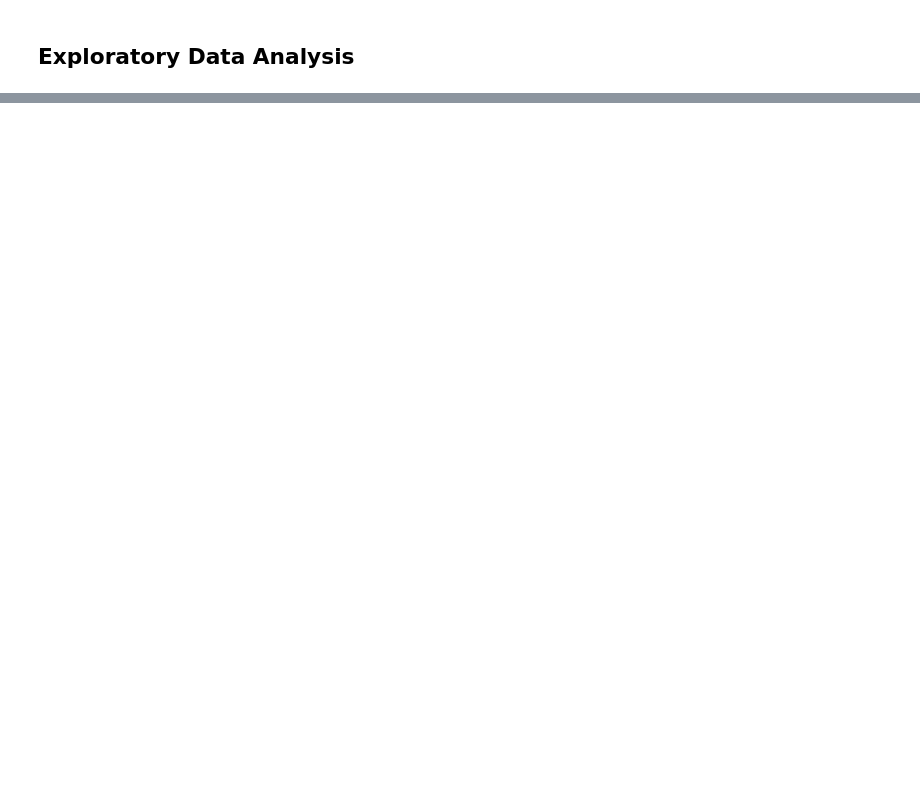
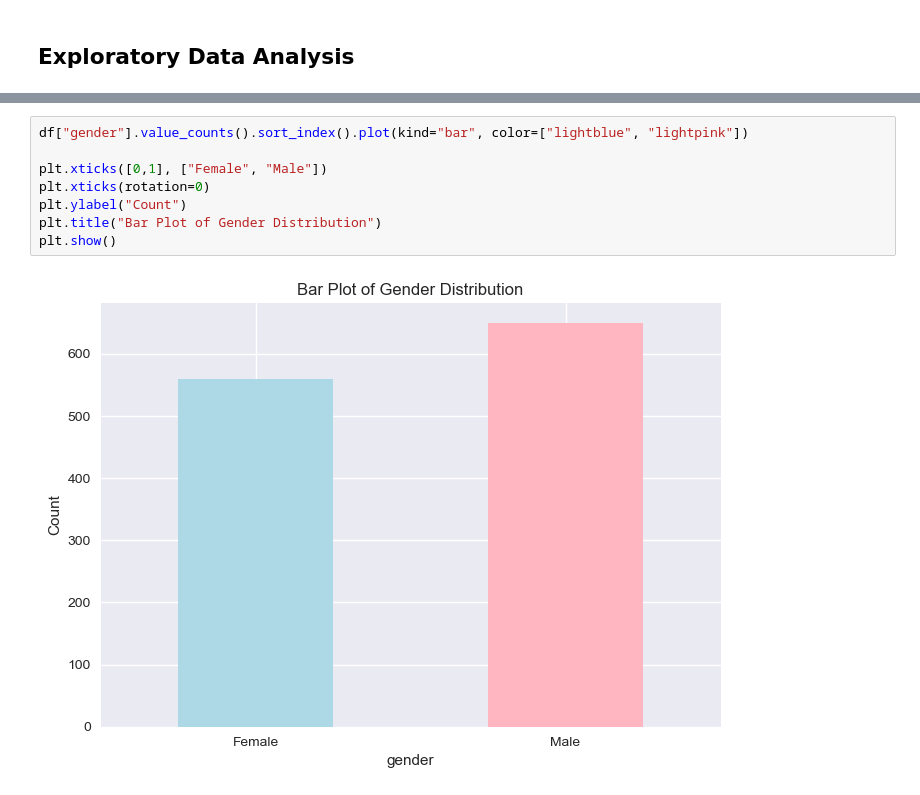
Before and after one commit to ryansoh-42/interpretable-ML-T2DM, a Jupyter notebook: notebooks/02_eda.ipynb, the cells around one changed output, grey strips where cells are left out. Saved outputs shown, nothing was run; the diff lists cells and outputs as text; blank space fills up the shorter version.

```diff
--- a/notebooks/02_eda.ipynb
+++ b/notebooks/02_eda.ipynb
@@ -85,0 +98,10 @@ plt.show()
+# %%
+df["gender"].value_counts().sort_index().plot(kind="bar", color=["lightblue", "lightpink"])
+
+plt.xticks([0,1], ["Female", "Male"])
+plt.xticks(rotation=0)
+plt.ylabel("Count")
+plt.title("Bar Plot of Gender Distribution")
+plt.show()
+# %% [output]
+[figure, added]
```
Also changed, not shown: parts of 10 cells of this notebook, 3 other files.
